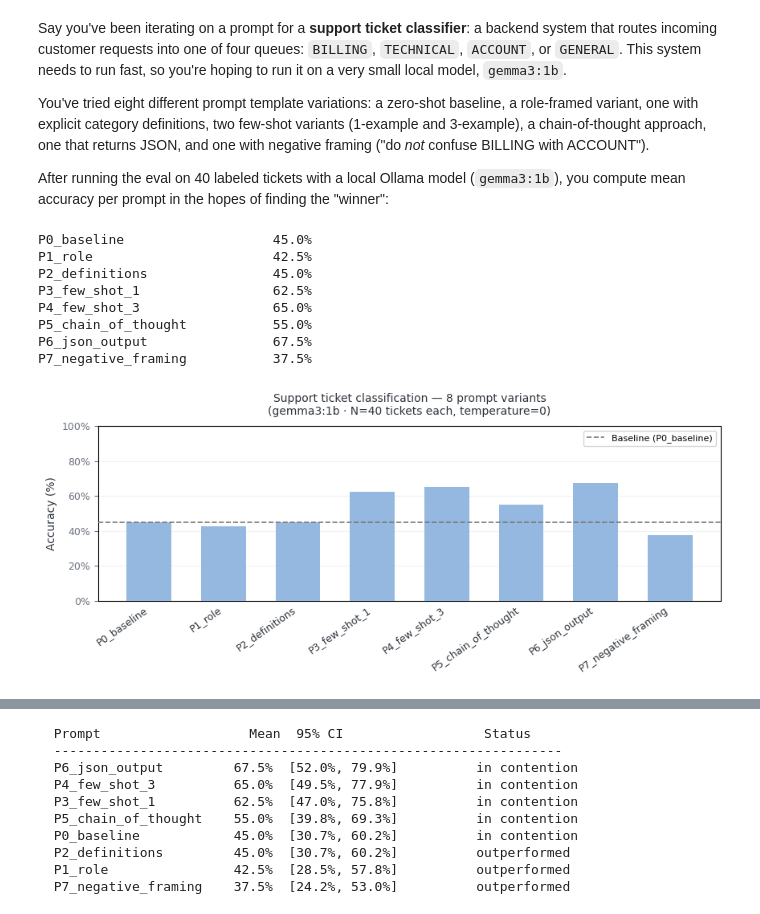
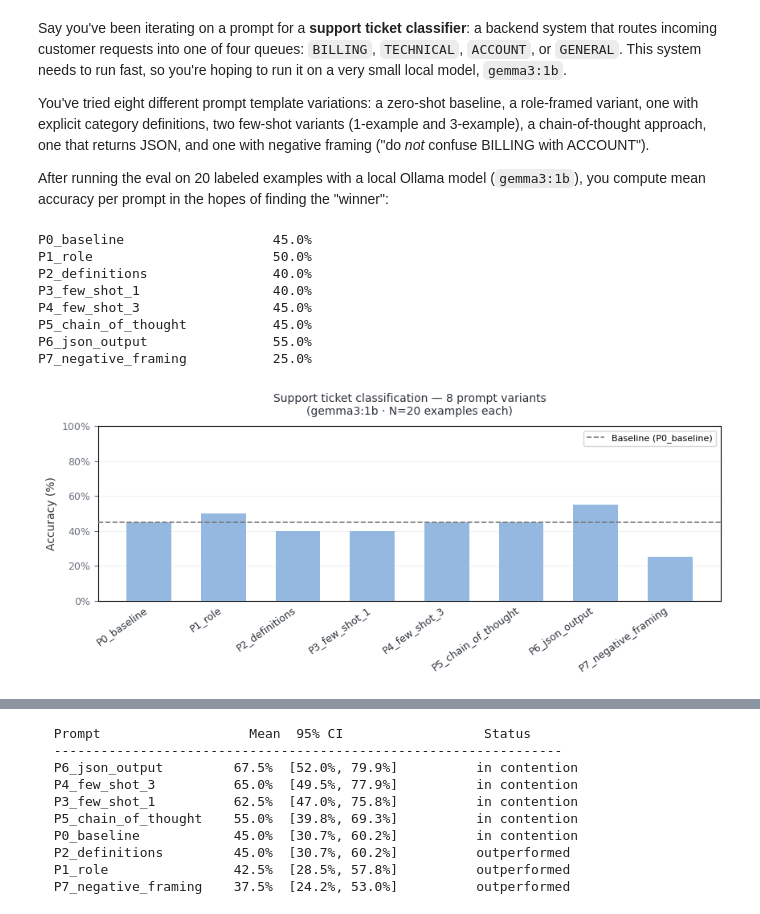
Before and after one commit to ianarawjo/evalstats, a Jupyter notebook: website/notebooks/best-prompt.ipynb, the cells around one changed output, grey strips where cells are left out. Cells and saved outputs as stored; diff of their text form; code cells hidden in the pictures.

```diff
--- a/website/notebooks/best-prompt.ipynb
+++ b/website/notebooks/best-prompt.ipynb
@@ -3,48 +3,50 @@ Say you've been iterating on a prompt for a **support ticket classifier**: a bac
 
 You've tried eight different prompt template variations: a zero-shot baseline, a role-framed variant, one with explicit category definitions, two few-shot variants (1-example and 3-example), a chain-of-thought approach, one that returns JSON, and one with negative framing ("do *not* confuse BILLING with ACCOUNT").
 
-After running the eval on 40 labeled tickets with a local Ollama model (`gemma3:1b`), you compute mean accuracy per prompt in the hopes of finding the "winner":
+After running the eval on 20 labeled examples with a local Ollama model (`gemma3:1b`), you compute mean accuracy per prompt in the hopes of finding the "winner":
 # %%
 import pandas as pd
 import matplotlib.pyplot as plt
 import matplotlib.ticker as mticker
 import numpy as np
 import promptstats as pstats
 pstats.set_alpha_ci(0.05)  # Use 95% CIs throughout this notebook (package default is 99%)
 
 # Load eval results.
 # Columns: prompt_id, input_id, ticket, category, output, predicted, correct
-df = pd.read_csv("support_ticket_eval.csv")
+df = pd.read_csv("support_ticket_eval_20.csv")
+def get_scores_from_df(df):
+    return {
+        p: df[df["prompt_id"] == p]["correct"].tolist()
+        for p in PROMPTS
+    }
 
 # The CSV stores expected/predicted pairs (not precomputed scores),
 # so we compute per-prompt accuracy manually from `correct`.
 PROMPTS = df["prompt_id"].dropna().drop_duplicates().tolist()
 
 # Mean accuracy per prompt
-scores_1run = {
-    p: df[df["prompt_id"] == p]["correct"].tolist()
-    for p in PROMPTS
-}
-summary = {p: round(sum(v) / len(v) * 100, 1) for p, v in scores_1run.items()}
+scores = get_scores_from_df(df)
+summary = {p: round(sum(v) / len(v) * 100, 1) for p, v in scores.items()}
 for p, acc in summary.items():
     print(f"{p:<28}  {acc:.1f}%")
 
 pstats.plot_accuracy_bar(
-    scores_1run,
+    scores,
     baseline="P0_baseline",
     title=(
         "Support ticket classification — 8 prompt variants\n"
-        "(gemma3:1b · N=40 tickets each, temperature=0)"
+        "(gemma3:1b · N=20 examples each)"
     ),
 )
 plt.show()
 # %% [output]
 P0_baseline                   45.0%
-P1_role                       42.5%
-P2_definitions                45.0%
-P3_few_shot_1                 62.5%
-P4_few_shot_3                 65.0%
-P5_chain_of_thought           55.0%
-P6_json_output                67.5%
-P7_negative_framing           37.5%
+P1_role                       50.0%
+P2_definitions                40.0%
+P3_few_shot_1                 40.0%
+P4_few_shot_3                 45.0%
+P5_chain_of_thought           45.0%
+P6_json_output                55.0%
+P7_negative_framing           25.0%
-[figure, old version]
+[figure, new version]
```
Also changed, not shown: parts of 11 cells of this notebook, 30 other files.
